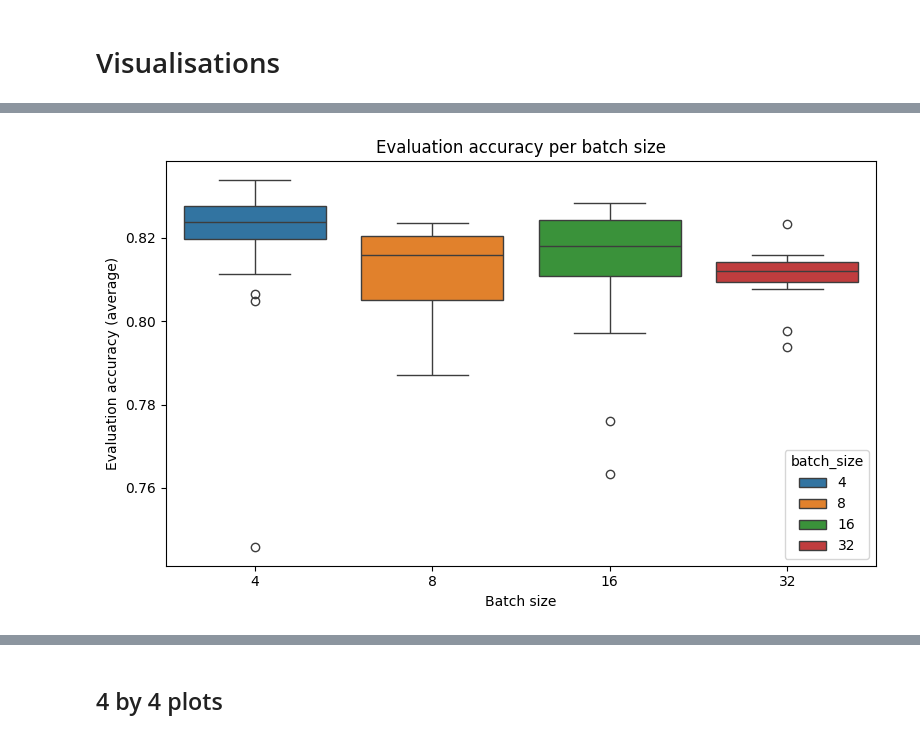
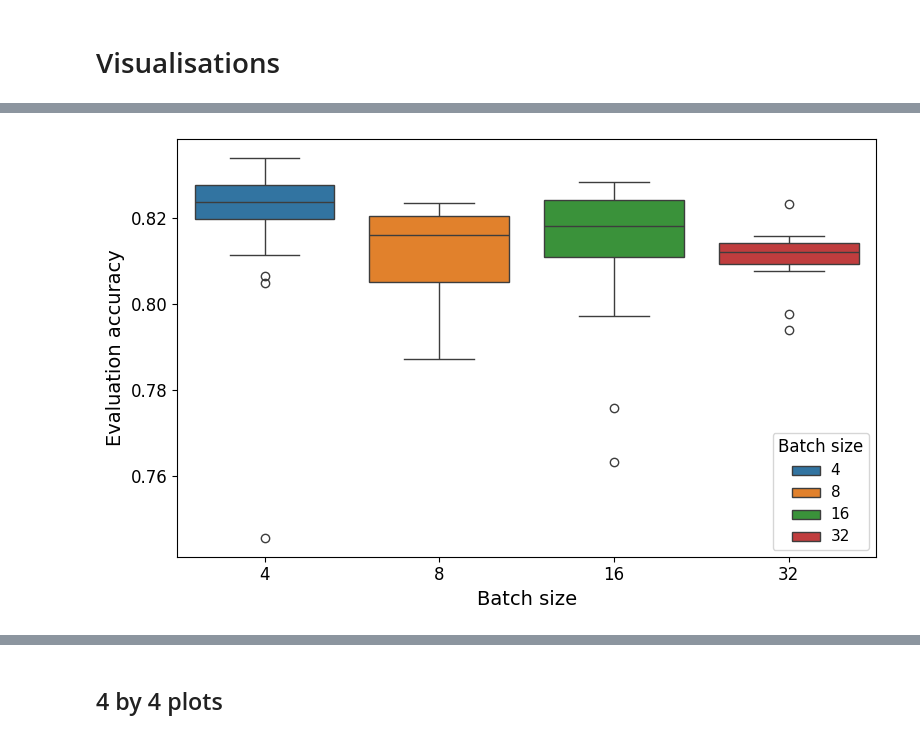
Before and after one commit to PulyaPolya/musicbert_hf, a Jupyter notebook: visualisations.ipynb, the cells around one changed output, grey strips where cells are left out. Cells and saved outputs as stored; diff of their text form; code cells hidden in the pictures.

```diff
--- a/visualisations.ipynb
+++ b/visualisations.ipynb
@@ -22,12 +22,12 @@ import matplotlib.cbook as cbook
 
 import numpy as np
 import pandas as pd
-# before I was concatenating
-data= pd.read_csv("scripts/wandb_logs/wandb_nas_new.csv")#
-#data_new = pd.read_csv("/home/ui556004/projects/musicbert_hf/scripts/wandb_logs/wandb_nas_more_freeze.csv")#
+#data= pd.read_csv("scripts/wandb_logs/wandb_nas_new.csv")#
+# concatenating the results of two NAS searches
+data_new = pd.read_csv("scripts/wandb_logs/wandb_nas_more_freeze.csv")#
 #data["Name"] = data_new["Name"].apply(lambda x: "new_" + x)
-#data_old = pd.read_csv("/home/ui556004/projects/musicbert_hf/scripts/wandb_logs/wandb_nas_more_1_wo_60.csv")
-#data = pd.concat([data_new, data_old], ignore_index=True)
+data_old = pd.read_csv("scripts/wandb_logs/wandb_nas_more_1_wo_60.csv")
+data = pd.concat([data_new, data_old], ignore_index=True)
 data = replace_degree(data)
 len(data)
 # %% [output]
@@ -367,22 +351,23 @@ plt.show()
 # %%
 import seaborn as sns
 import matplotlib.pyplot as plt
 
 # Create the plot
 plt.figure(figsize=(8, 5))
-#sns.stripplot(data=data_filtered, x='batch_size', y='eval/accuracy', hue='batch_size', jitter=False, size=8, palette='tab10', dodge=False)
-sns.boxplot(data=data_filtered,x='batch_size', y='eval/accuracy', hue='batch_size', palette='tab10', dodge=False)
-
+f = sns.boxplot(data=data_filtered,x='batch_size', y='eval/accuracy', hue='batch_size', palette='tab10', dodge=False)
+f.legend_.set_title(title="Batch size")
+plt.setp(f.get_legend().get_texts(), fontsize='11') # for legend text
+plt.setp(f.get_legend().get_title(), fontsize='12') # for legend title
 # Adjust plot
-plt.xlabel("Batch size")
-plt.ylabel("Evaluation accuracy (average)")
-plt.title("Evaluation accuracy per batch size")
-#plt.legend(title="Frozen Layers")
+plt.xlabel("Batch size", size = 14)
+plt.ylabel("Evaluation accuracy", size = 14)
 plt.tight_layout()
-#plt.savefig("figures/batch_size_vs_eval_acc.pdf", format="pdf", bbox_inches="tight")
+plt.xticks(fontsize=12)
+plt.yticks(fontsize=12)
+plt.savefig("figures/batch_size_vs_eval_acc.png",  bbox_inches="tight")
 plt.show()
 # %% [output]
-[figure, old version]
+[figure, new version]
 # %%
 import numpy as np
 import pandas as pd
```
Also changed, not shown: parts of 15 cells of this notebook, 2 other files.
